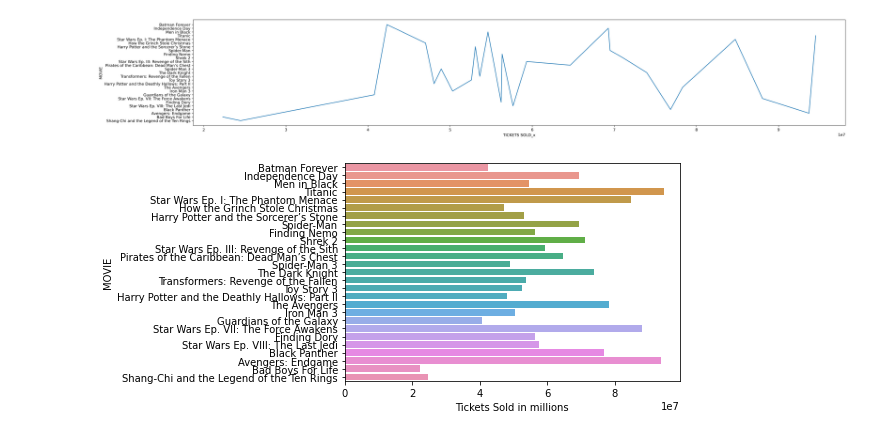
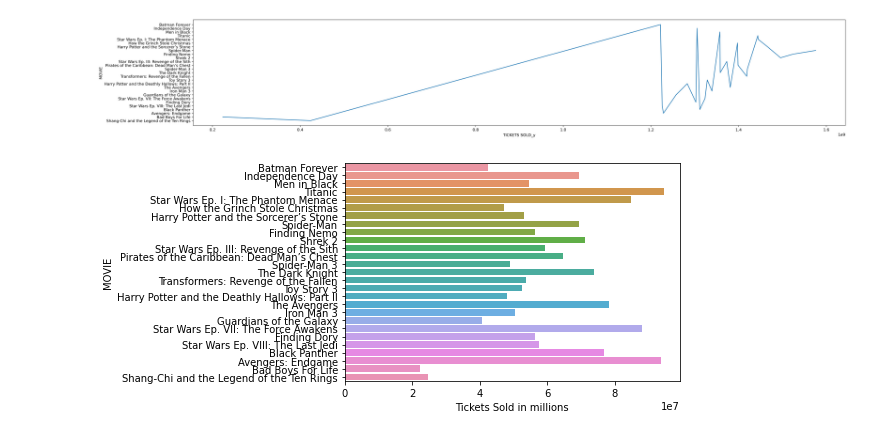
Before and after one commit to EmpressBelless/HollywoodTheatre95-21, a Jupyter notebook: HighestGrossingplussales.ipynb, the cells around one changed output. Cells and saved outputs as stored; diff of their text form; code cells hidden in the pictures.

Commit message:
cleaning data highestgrossingplussales continued

```diff
--- a/HighestGrossingplussales.ipynb
+++ b/HighestGrossingplussales.ipynb
@@ -6,3 +6,6 @@ import seaborn as sns
 # %%
 highestgrosser = pd.read_csv('../HighestGrossers.csv')
 ticketsales2 = pd.read_csv('../TicketSales_cleaned.csv')
+# %%
+highestgrosser
+highestgrosser['TICKETS SOLD'] = highestgrosser['TICKETS SOLD'].replace(',','', regex=True)
@@ -77,2 +71,2 @@ HighestGrossingplussales
 # %%
-HighestGrossingplussales = HighestGrossingplussales.drop("Unnamed: 0", axis=1)
+HighestGrossingplussales = HighestGrossingplussales.drop("Unnamed: 0_y", axis=1)
@@ -78,0 +82,6 @@ HighestGrossingplussales = HighestGrossingplussales.drop("Unnamed: 0", axis=1)
+# %%
+HighestGrossingplussales.rename(columns = {'TICKETS SOLD_x': 'Tickets movie sold', 'TICKETS SOLD_y': 'Total tickets sold this year'}, inplace=True)
+# %%
+HighestGrossingplussales = HighestGrossingplussales.drop("Unnamed: 0_x", axis=1)
+HighestGrossingplussales = HighestGrossingplussales.drop("Unnamed: 0.1", axis=1)
+HighestGrossingplussales = HighestGrossingplussales.drop("Unnamed: 0.1.1", axis=1)
@@ -151,10 +177,10 @@ HighestGrossingplussales
 # %%
 plt.figure(figsize=(30,5),dpi=300)
-sns.lineplot(data=HighestGrossingplussales, y='MOVIE', x='TICKETS SOLD_x')
+sns.lineplot(data=HighestGrossingplussales, y='MOVIE', x='TICKETS SOLD_y')
 # plt.xticks(rotation=45)
 plt.show()
 # %% [output]
-[figure, old version]
+[figure, new version]
 # %%
 sns.barplot(data=HighestGrossingplussales, y='MOVIE', x='TICKETS SOLD_x')
 plt.xlabel('Tickets Sold in millions')
```
Also changed, not shown: parts of 18 cells of this notebook.
